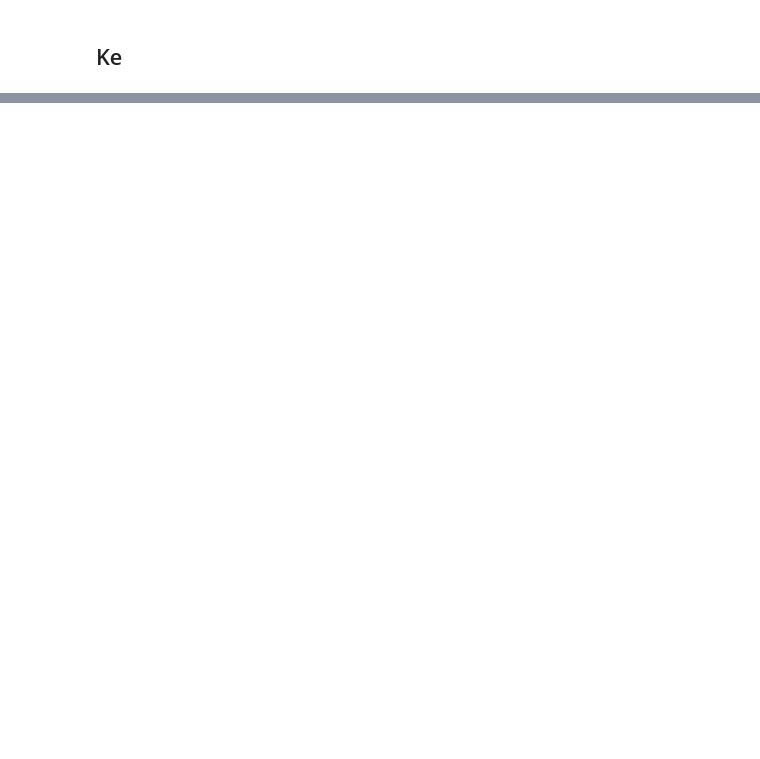
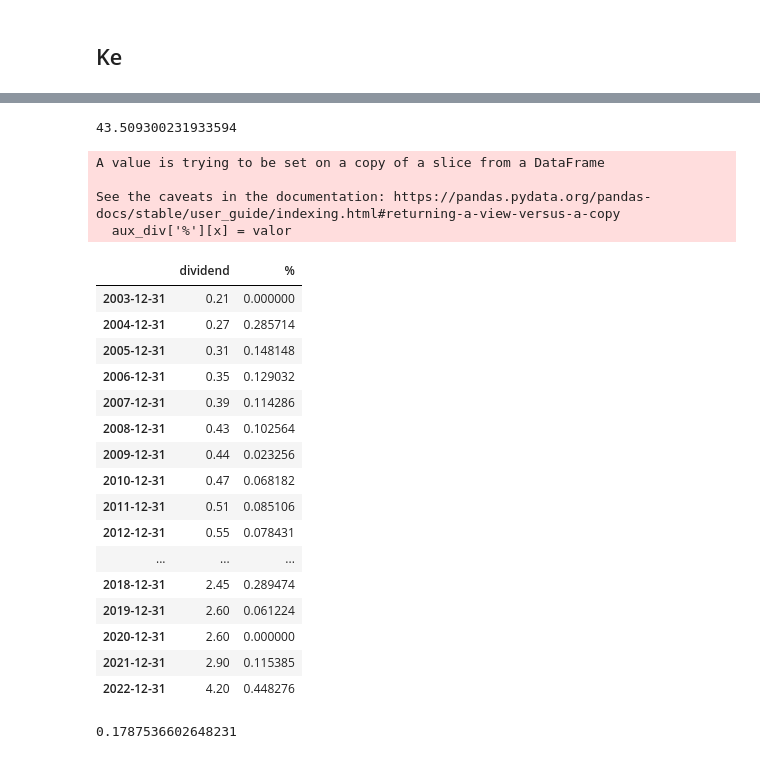
Before and after one commit to gabilang12/finanzas_corporativas, a Jupyter notebook: fc_parte_7.ipynb, the cells around one changed output, grey strips where cells are left out. Cells and saved outputs as stored; diff of their text form; code cells hidden in the pictures; blank space fills up the shorter version.

Commit message:
wacc terminado, como obtener datos para calcular

```diff
--- a/fc_parte_7.ipynb
+++ b/fc_parte_7.ipynb
@@ -293,0 +342,8 @@ Treasury Shares Number (acciones preferentes)
+# %%
+#necesitamos el precio de la accion cuanto empezaron las dividendos (del primero año completo) --> para FedEx seria 2003
+#sacamos los dividendos
+from yahoo_fin import stock_info as si
+index = 'FDX'
+aux_div = si.get_dividends(index)
+aux_div = aux_div.drop(['ticker'], axis = 1)
+aux_div
@@ -293,0 +378,5 @@ Treasury Shares Number (acciones preferentes)
+# %%
+precio_accion = hist['Close']['2003-03-06 00:00:00-05:00']
+precio_accion
+# %% [output]
+43.509300231933594
@@ -293,0 +386,44 @@ Treasury Shares Number (acciones preferentes)
+# %%
+#se debe realizar una evaluación de los dividendos (valor por descuento de dividendos), utilizando el ultimo valor de dividendos con el año completo
+aux_div = aux_div.resample('A').sum()
+aux_div['%'] = 0
+aux_div = aux_div.drop('2023-12-31', axis=0) #eliminamos el año 2023 porque no se ha terminado
+aux_div = aux_div.drop('2002-12-31', axis=0) #eliminamos el 2002 porque no entrego 4 dividendos --> año incompleto
+
+for x in range(1,len(aux_div)):
+    anterior = aux_div['dividend'][x-1]
+    actual = aux_div['dividend'][x]
+    valor = (actual - anterior) / anterior
+    aux_div['%'][x] = valor
+
+aux_div
+# %% [output]
+A value is trying to be set on a copy of a slice from a DataFrame
+
+See the caveats in the documentation: https://pandas.pydata.org/pandas-docs/stable/user_guide/indexing.html#returning-a-view-versus-a-copy
+  aux_div['%'][x] = valor
+|  | dividend | % |
+| 2003-12-31 | 0.21 | 0.000000 |
+| 2004-12-31 | 0.27 | 0.285714 |
+| 2005-12-31 | 0.31 | 0.148148 |
+| 2006-12-31 | 0.35 | 0.129032 |
+| 2007-12-31 | 0.39 | 0.114286 |
+| 2008-12-31 | 0.43 | 0.102564 |
+| 2009-12-31 | 0.44 | 0.023256 |
+| 2010-12-31 | 0.47 | 0.068182 |
+| 2011-12-31 | 0.51 | 0.085106 |
+| 2012-12-31 | 0.55 | 0.078431 |
+| ... | ... | ... |
+| 2018-12-31 | 2.45 | 0.289474 |
+| 2019-12-31 | 2.60 | 0.061224 |
+| 2020-12-31 | 2.60 | 0.000000 |
+| 2021-12-31 | 2.90 | 0.115385 |
+| 2022-12-31 | 4.20 | 0.448276 |
+# %%
+suma = 0
+for x in range(1,len(aux_div)):
+    suma = suma + aux_div['%'][x]
+promedio = suma / x
+print(promedio)
+# %% [output]
+0.1787536602648231
```
Also changed, not shown: parts of 25 cells of this notebook.
